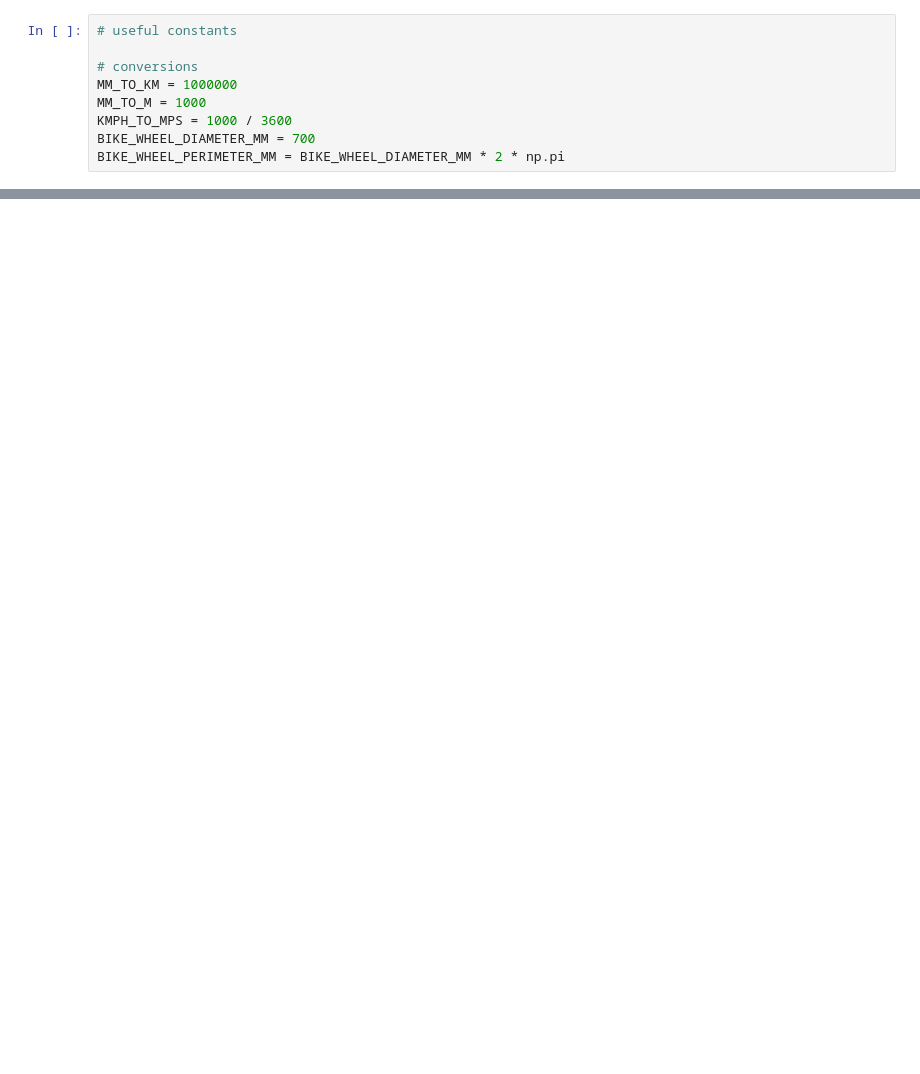
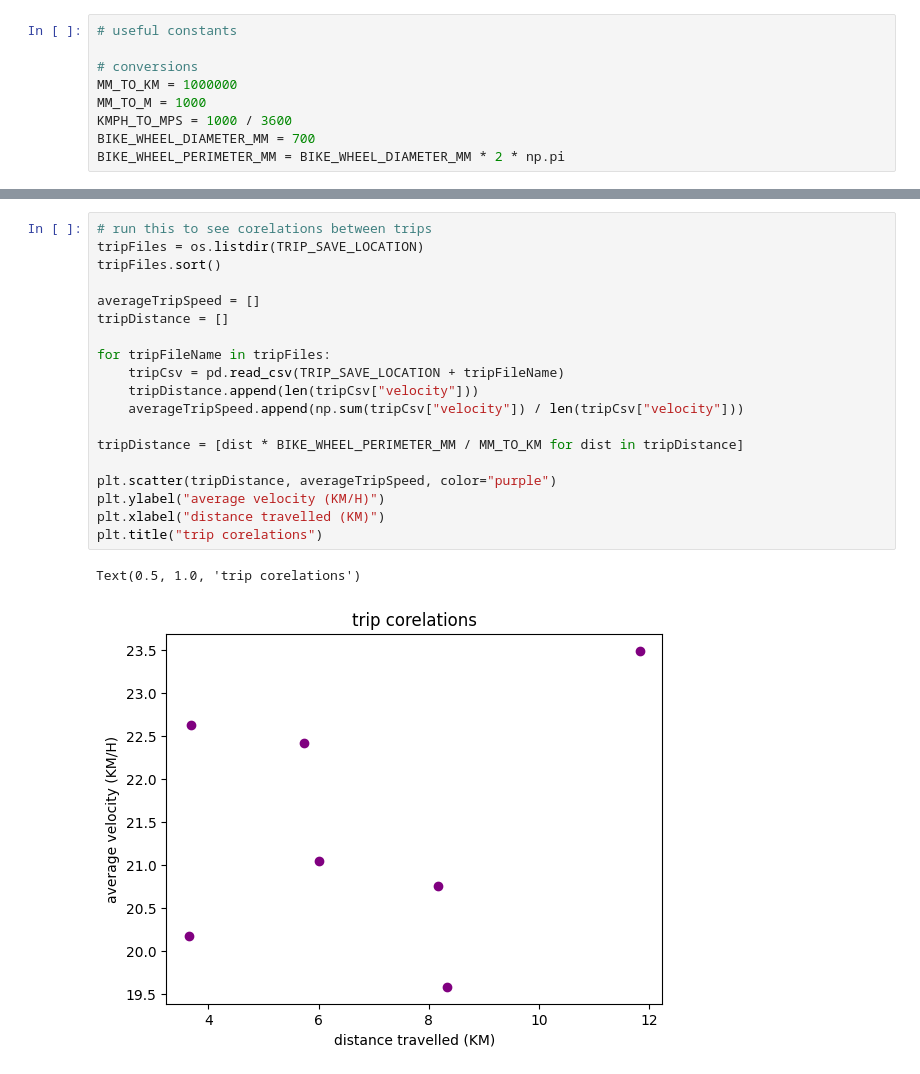
Before and after one commit to mircea-mihail/bike-system, a Jupyter notebook: scripts-and-misc/dataHandling/dataHandling.ipynb, the cells around one changed output, grey strips where cells are left out. Drawn from its saved outputs; the diff is of its cells as text; blank space fills up the shorter version.

```diff
--- a/scripts-and-misc/dataHandling/dataHandling.ipynb
+++ b/scripts-and-misc/dataHandling/dataHandling.ipynb
@@ -152,3 +271,25 @@ avg distance:   4.41 KM
+# %%
+# run this to see corelations between trips
+tripFiles = os.listdir(TRIP_SAVE_LOCATION)
+tripFiles.sort()
+
+averageTripSpeed = []
+tripDistance = []
+
+for tripFileName in tripFiles:
+    tripCsv = pd.read_csv(TRIP_SAVE_LOCATION + tripFileName)
+    tripDistance.append(len(tripCsv["velocity"]))
+    averageTripSpeed.append(np.sum(tripCsv["velocity"]) / len(tripCsv["velocity"]))
+
+tripDistance = [dist * BIKE_WHEEL_PERIMETER_MM / MM_TO_KM for dist in tripDistance]
+
+plt.scatter(tripDistance, averageTripSpeed, color="purple")
+plt.ylabel("average velocity (KM/H)")
+plt.xlabel("distance travelled (KM)")
+plt.title("trip corelations")
+# %% [output]
+Text(0.5, 1.0, 'trip corelations')
+[figure, added]
 # %%
 # run this to plot:
 #   interesting things about the latest trip
```
Also changed, not shown: parts of 9 cells of this notebook.
